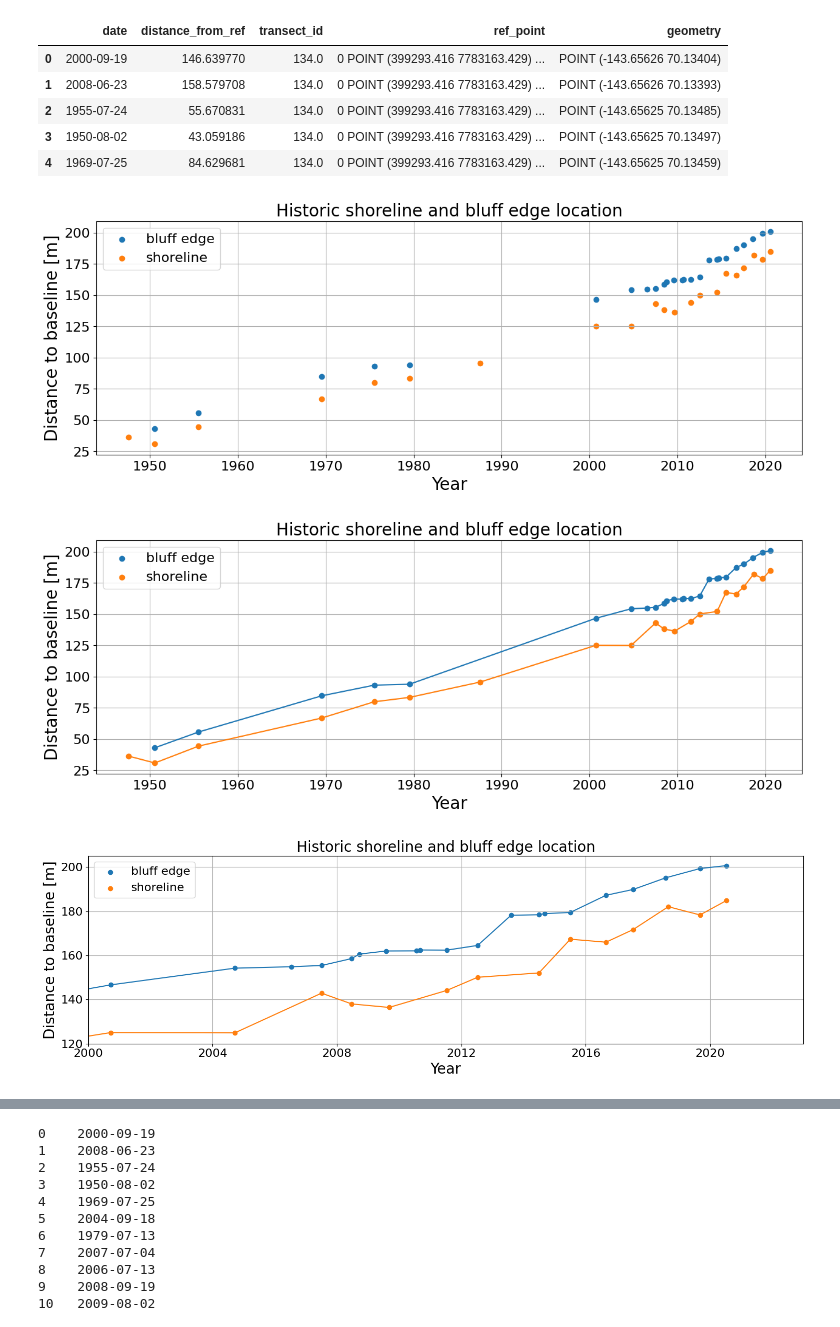
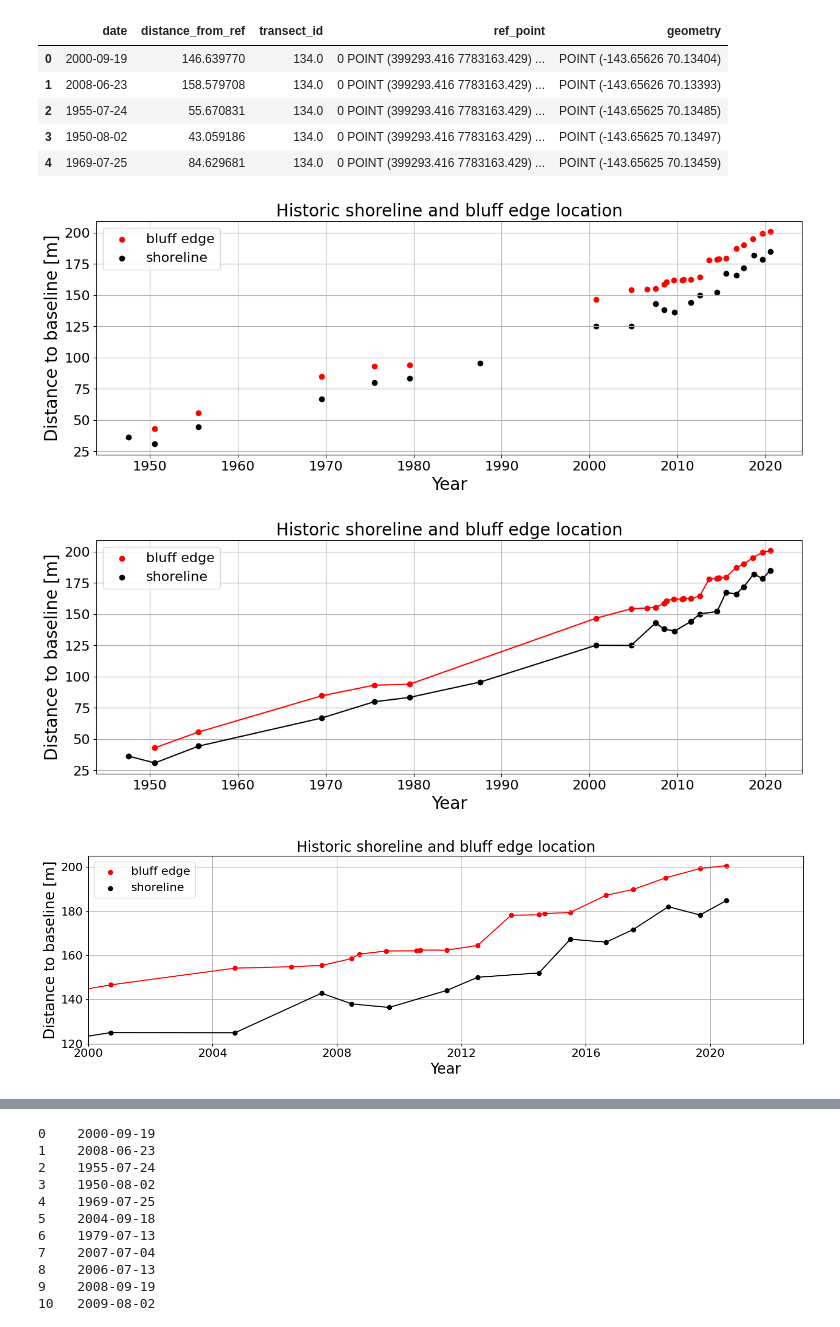
Before and after one commit to khdebruijn/thermo-morphological-model, a Jupyter notebook: database/gibbs_generate_timeseries.ipynb, the cells around one changed output, grey strips where cells are left out. Drawn from its saved outputs; the diff is of its cells as text; code cells hidden in the pictures.

Commit message:
figures

```diff
--- a/database/gibbs_generate_timeseries.ipynb
+++ b/database/gibbs_generate_timeseries.ipynb
@@ -212,8 +212,8 @@ bluff_edges.head()
 # %%
 fig, ax = plt.subplots(figsize=(15, 5))
 
-ax.scatter(bluff_edges.date, bluff_edges.distance_from_ref, label='bluff edge', color='C0')
-ax.scatter(shore_lines.date, shore_lines.distance_from_ref, label='shoreline', color='C1')
+ax.scatter(bluff_edges.date, bluff_edges.distance_from_ref, label='bluff edge', color='r')
+ax.scatter(shore_lines.date, shore_lines.distance_from_ref, label='shoreline', color='k')
 # ax.plot(bluff_edges.date, bluff_edges.distance_from_ref, color='C0')
 # ax.plot(shore_lines.date, shore_lines.distance_from_ref, color='C1')
 
@@ -232,44 +232,44 @@ figname = 'retreat_rates_data.png'
 
 plt.savefig(os.path.join(save_path, figname), bbox_inches='tight', facecolor='white', transparent=False)
 # %% [output]
-[figure, old version]
+[figure, new version]
 # %%
 fig, ax = plt.subplots(figsize=(15, 5))
 
 sort_mask_be = np.argsort(bluff_edges.date.values)
 sort_mask_sl = np.argsort(shore_lines.date.values)
 
-ax.scatter(bluff_edges.date, bluff_edges.distance_from_ref, label='bluff edge', color='C0')
-ax.scatter(shore_lines.date, shore_lines.distance_from_ref, label='shoreline', color='C1')
-ax.plot(bluff_edges.date[sort_mask_be], bluff_edges.distance_from_ref[sort_mask_be], color='C0')
-ax.plot(shore_lines.date[sort_mask_sl], shore_lines.distance_from_ref[sort_mask_sl], color='C1')
+ax.scatter(bluff_edges.date, bluff_edges.distance_from_ref, label='bluff edge', color='r')
+ax.scatter(shore_lines.date, shore_lines.distance_from_ref, label='shoreline', color='k')
+ax.plot(bluff_edges.date[sort_mask_be], bluff_edges.distance_from_ref[sort_mask_be], color='r')
+ax.plot(shore_lines.date[sort_mask_sl], shore_lines.distance_from_ref[sort_mask_sl], color='k')
 
 ax.set_xlabel("Year")
 ax.set_ylabel("Distance to baseline [m]")
 
 ax.grid()
 
 ax.set_title("Historic shoreline and bluff edge location")
 
 ax.legend()
 
 save_path = Path("C:/Users/bruij_kn/OneDrive - Stichting Deltares/Documents/GitHub/msc-thesis/Figures/Python")
 
 figname = 'retreat_rates_data2.png'
 
 plt.savefig(os.path.join(save_path, figname), bbox_inches='tight', facecolor='white', transparent=False)
 # %% [output]
-[figure, old version]
+[figure, new version]
 # %%
 fig, ax = plt.subplots(figsize=(15, 5))
 
 sort_mask_be = np.argsort(bluff_edges.date.values)
 sort_mask_sl = np.argsort(shore_lines.date.values)
 
-ax.scatter(bluff_edges.date, bluff_edges.distance_from_ref, label='bluff edge', color='C0')
-ax.scatter(shore_lines.date, shore_lines.distance_from_ref, label='shoreline', color='C1')
-ax.plot(bluff_edges.date[sort_mask_be], bluff_edges.distance_from_ref[sort_mask_be], color='C0')
-ax.plot(shore_lines.date[sort_mask_sl], shore_lines.distance_from_ref[sort_mask_sl], color='C1')
+ax.scatter(bluff_edges.date, bluff_edges.distance_from_ref, label='bluff edge', color='r')
+ax.scatter(shore_lines.date, shore_lines.distance_from_ref, label='shoreline', color='k')
+ax.plot(bluff_edges.date[sort_mask_be], bluff_edges.distance_from_ref[sort_mask_be], color='r')
+ax.plot(shore_lines.date[sort_mask_sl], shore_lines.distance_from_ref[sort_mask_sl], color='k')
 
 ax.set_xlabel("Year")
 ax.set_ylabel("Distance to baseline [m]")
@@ -290,7 +290,7 @@ figname = 'retreat_rates_data3.png'
 
 fig.savefig(os.path.join(save_path, figname), bbox_inches='tight', facecolor='white', transparent=False)
 # %% [output]
-[figure, old version]
+[figure, new version]
 # %%
 fig, ax = plt.subplots(figsize=(15, 5))
 
```
Also changed, not shown: parts of 1 cell of this notebook, 4 other files.
